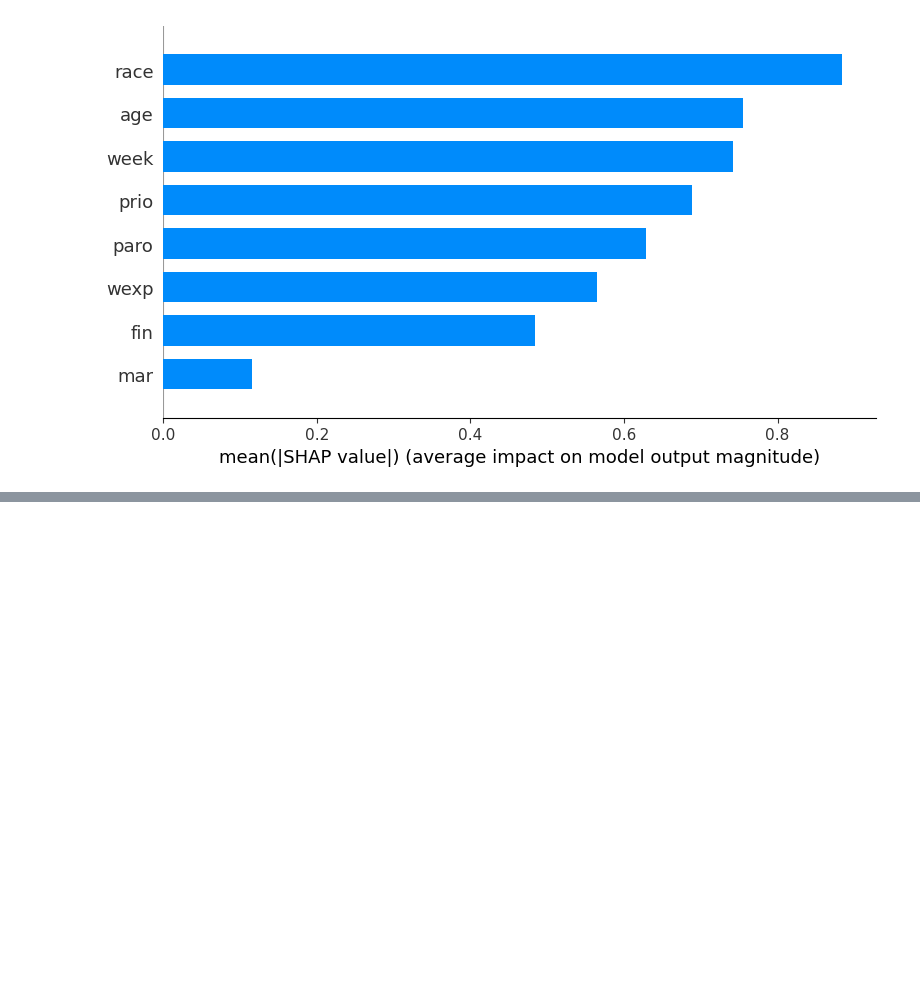
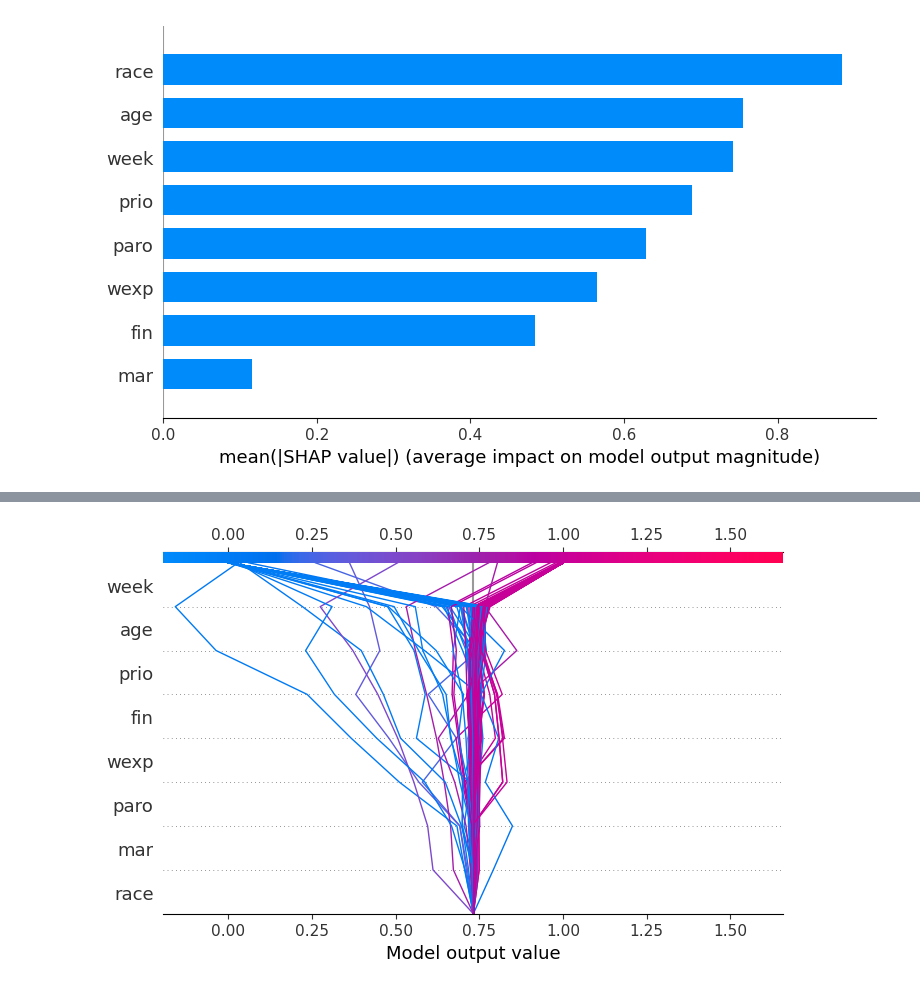
Before and after one commit to NTanaka1994/DataAnalysis, a Jupyter notebook: 説明性の観点/XDNN.ipynb, the cells around one changed output, grey strips where cells are left out. Cells and saved outputs as stored; diff of their text form; code cells hidden in the pictures; blank space fills up the shorter version.

Commit message:
decision_plotを追加

```diff
--- a/説明性の観点/XDNN.ipynb
+++ b/説明性の観点/XDNN.ipynb
@@ -284,0 +285,7 @@ shap.summary_plot(shap_values=x_train,
+# %%
+shap.decision_plot(explainer.expected_value[0],
+                   shap_values[0],
+                   x_train,
+                   tx.columns.tolist())
+# %% [output]
+[figure, added]
```
Also changed, not shown: parts of 15 cells of this notebook.
